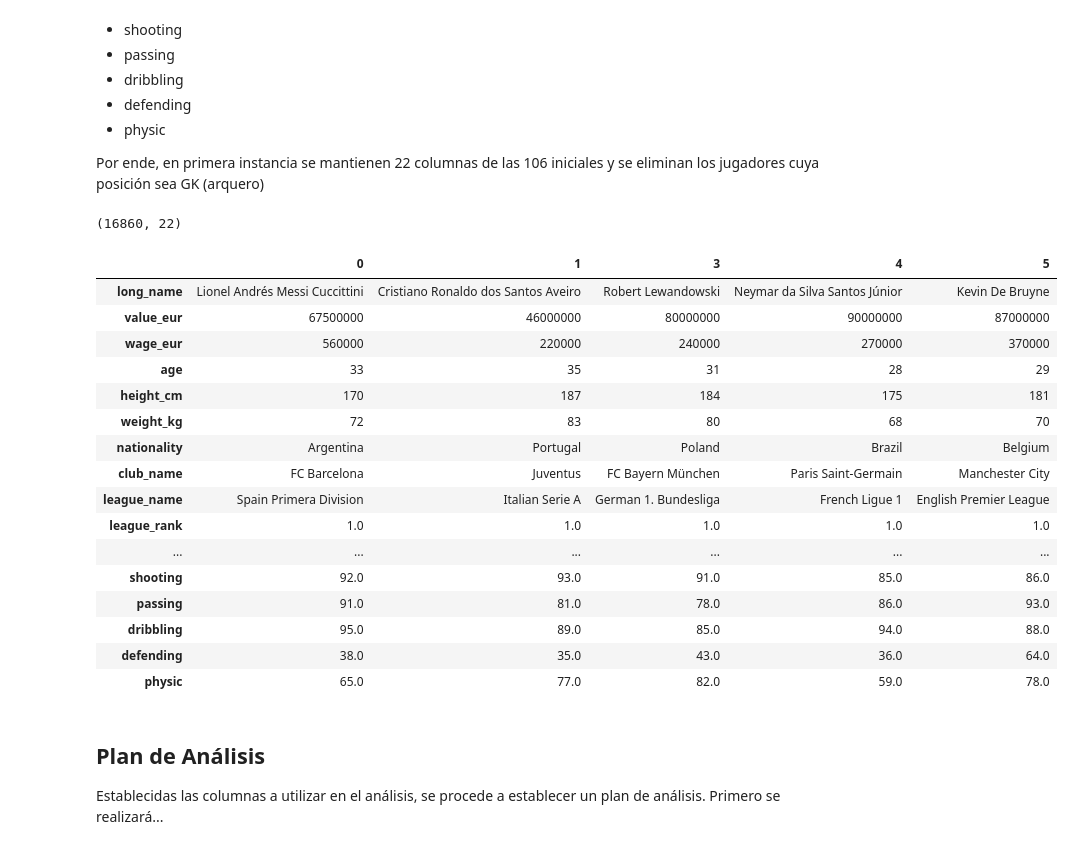
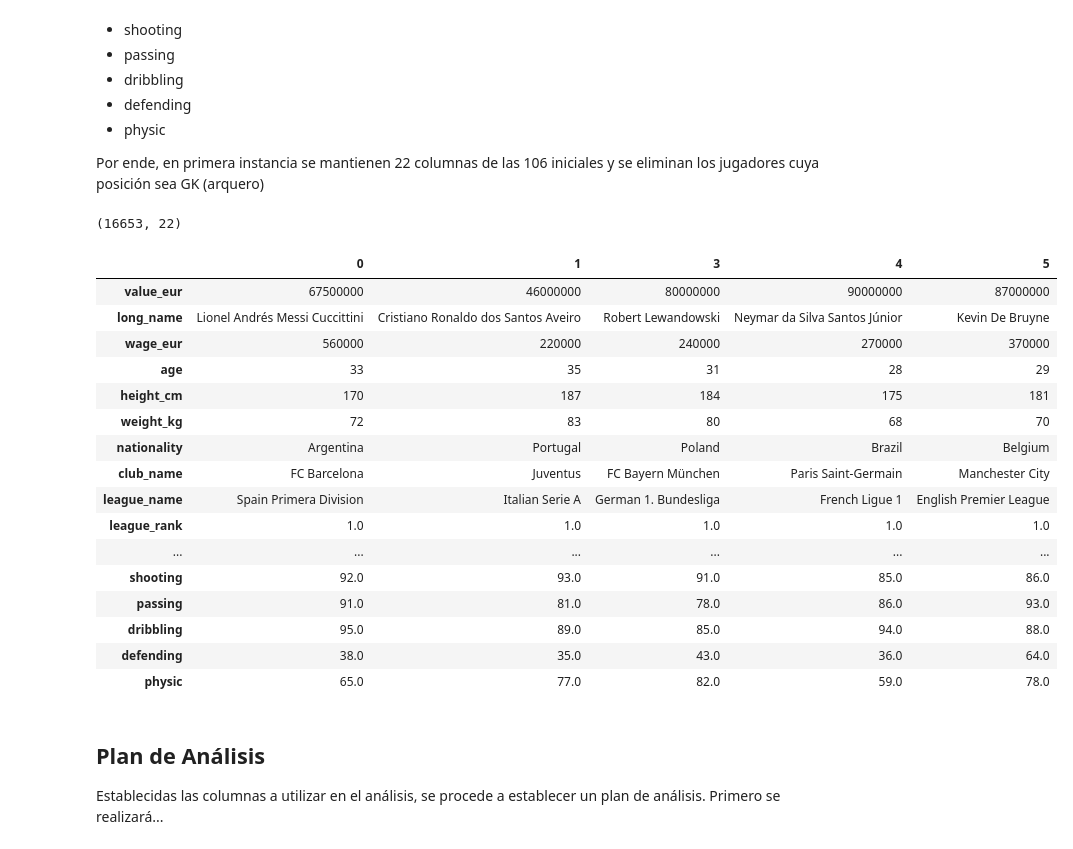
Before and after one commit to justograne/tp-EDA, a Jupyter notebook: TP_EDA.ipynb, the cells around one changed output. Saved outputs shown, nothing was run; the diff lists cells and outputs as text; code cells hidden in the pictures.

```diff
--- a/TP_EDA.ipynb
+++ b/TP_EDA.ipynb
@@ -82,0 +107,3 @@ Se observan muchos valores faltantes para los traits de arquero, por ende, se de
+# %%
+df = df[df["value_eur"] != 0]
+df["value_eur"].describe()
@@ -148,21 +183,21 @@ Se seleccionan las columnas a utilizar en el analisis:
 
 Por ende, en primera instancia se mantienen 22 columnas de las 106 iniciales y se eliminan los jugadores cuya posición sea GK (arquero)
 # %%
-columnas = ['long_name', 'value_eur', 'wage_eur','age', 'height_cm', 'weight_kg',
+columnas = ['value_eur', 'long_name',  'wage_eur','age', 'height_cm', 'weight_kg',
             'nationality', 'club_name', 'league_name', 'league_rank',
             'team_jersey_number', 'nation_jersey_number', 'overall',
             'player_positions', 'preferred_foot', 'skill_moves',
             'pace', 'shooting', 'passing', 'dribbling', 'defending', 'physic']
 
 df = df.loc[['GK' not in item for item in df['player_positions']], columnas]
 
 print(df.shape)
 df.head().transpose()
 # %% [output]
-(16860, 22)
+(16653, 22)
 |  | 0 | 1 | 3 | 4 | 5 |
+| value_eur | 67500000 | 46000000 | 80000000 | 90000000 | 87000000 |
 | long_name | Lionel Andrés Messi Cuccittini | Cristiano Ronaldo dos Santos Aveiro | Robert Lewandowski | Neymar da Silva Santos Júnior | Kevin De Bruyne |
-| value_eur | 67500000 | 46000000 | 80000000 | 90000000 | 87000000 |
 | wage_eur | 560000 | 220000 | 240000 | 270000 | 370000 |
 | age | 33 | 35 | 31 | 28 | 29 |
 | height_cm | 170 | 187 | 184 | 175 | 181 |
```
Also changed, not shown: parts of 32 cells of this notebook.
